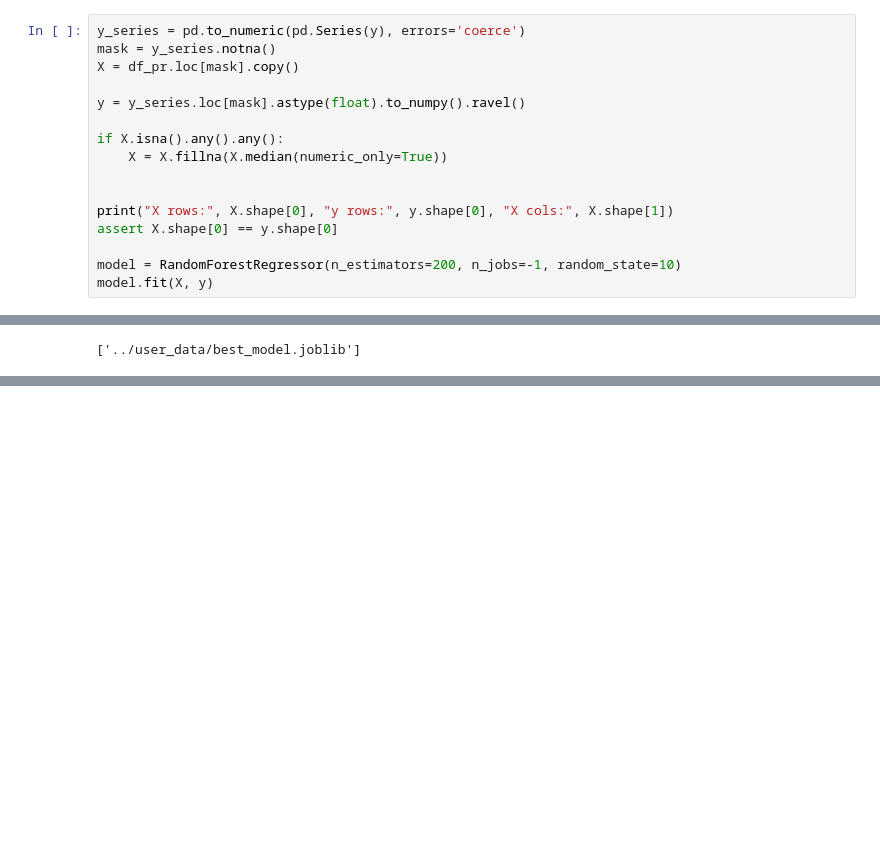
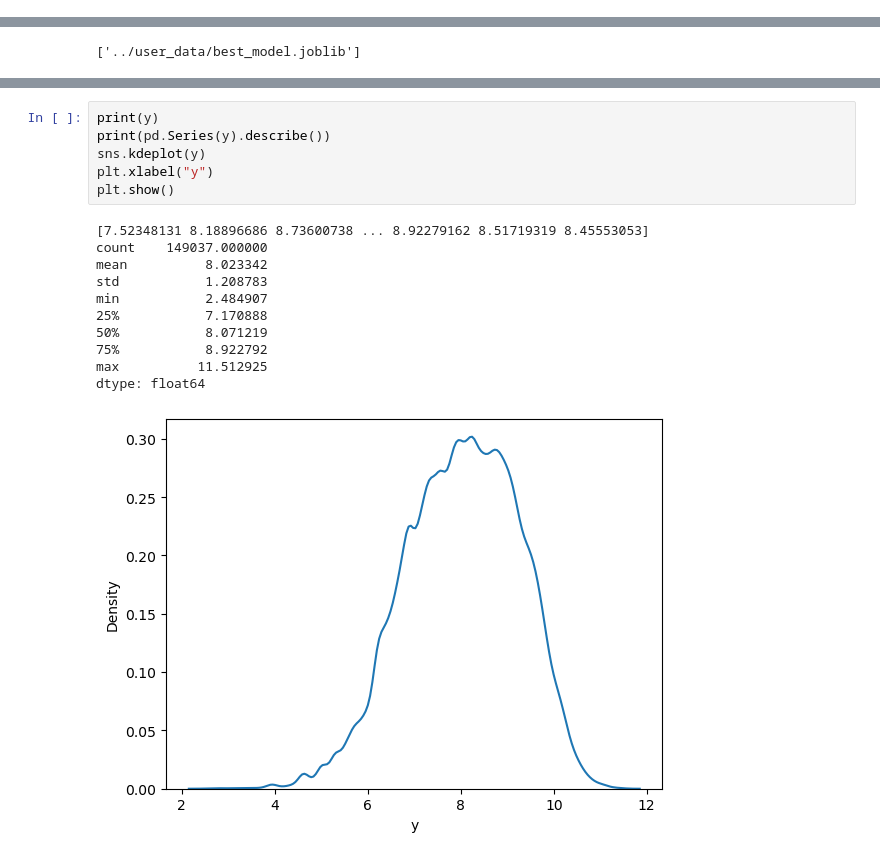
Before and after one commit to liuxinyi15/ML_Second_hand_car_prediction, a Jupyter notebook: model/main.ipynb, the cells around one changed output, grey strips where cells are left out. Cells and saved outputs as stored; diff of their text form; blank space fills up the shorter version.

```diff
--- a/model/main.ipynb
+++ b/model/main.ipynb
@@ -112,19 +112,3 @@ Index(['SaleID', 'name', 'model', 'brand', 'bodyType', 'fuelType', 'gearbox',
 ---
 
 ## Base model
-# %%
-y_series = pd.to_numeric(pd.Series(y), errors='coerce')
-mask = y_series.notna()
-X = df_pr.loc[mask].copy()
-
-y = y_series.loc[mask].astype(float).to_numpy().ravel()
-
-if X.isna().any().any():
-    X = X.fillna(X.median(numeric_only=True))
-
-
-print("X rows:", X.shape[0], "y rows:", y.shape[0], "X cols:", X.shape[1])
-assert X.shape[0] == y.shape[0]
-
-model = RandomForestRegressor(n_estimators=200, n_jobs=-1, random_state=10)
-model.fit(X, y)
@@ -385,0 +402,18 @@ joblib.dump(best_model, '../user_data/best_model.joblib')
+# %%
+print(y)
+print(pd.Series(y).describe())
+sns.kdeplot(y)
+plt.xlabel("y")
+plt.show()
+# %% [output]
+[7.52348131 8.18896686 8.73600738 ... 8.92279162 8.51719319 8.45553053]
+count    149037.000000
+mean          8.023342
+std           1.208783
+min           2.484907
+25%           7.170888
+50%           8.071219
+75%           8.922792
+max          11.512925
+dtype: float64
+[figure, added]
```
Also changed, not shown: parts of 23 cells of this notebook, 3 other files.
